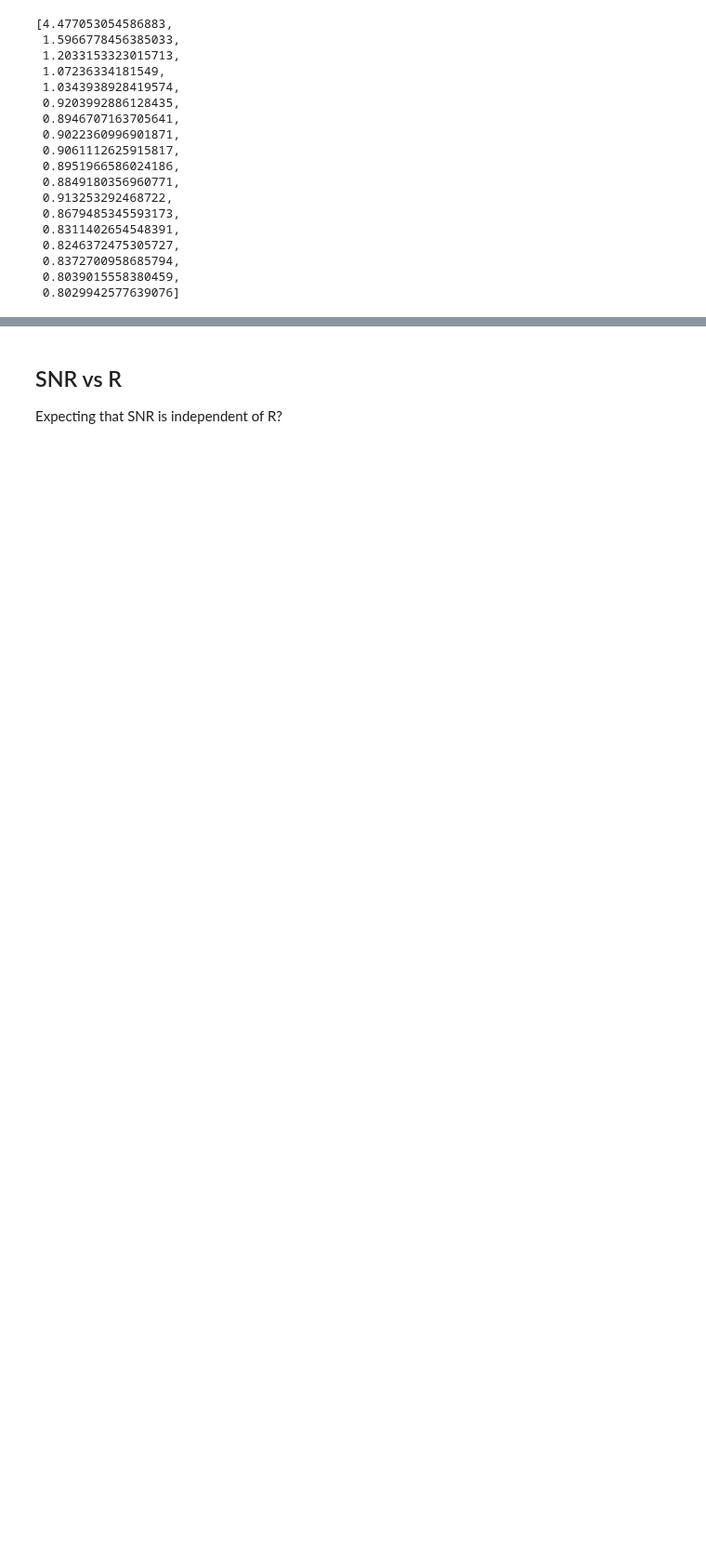
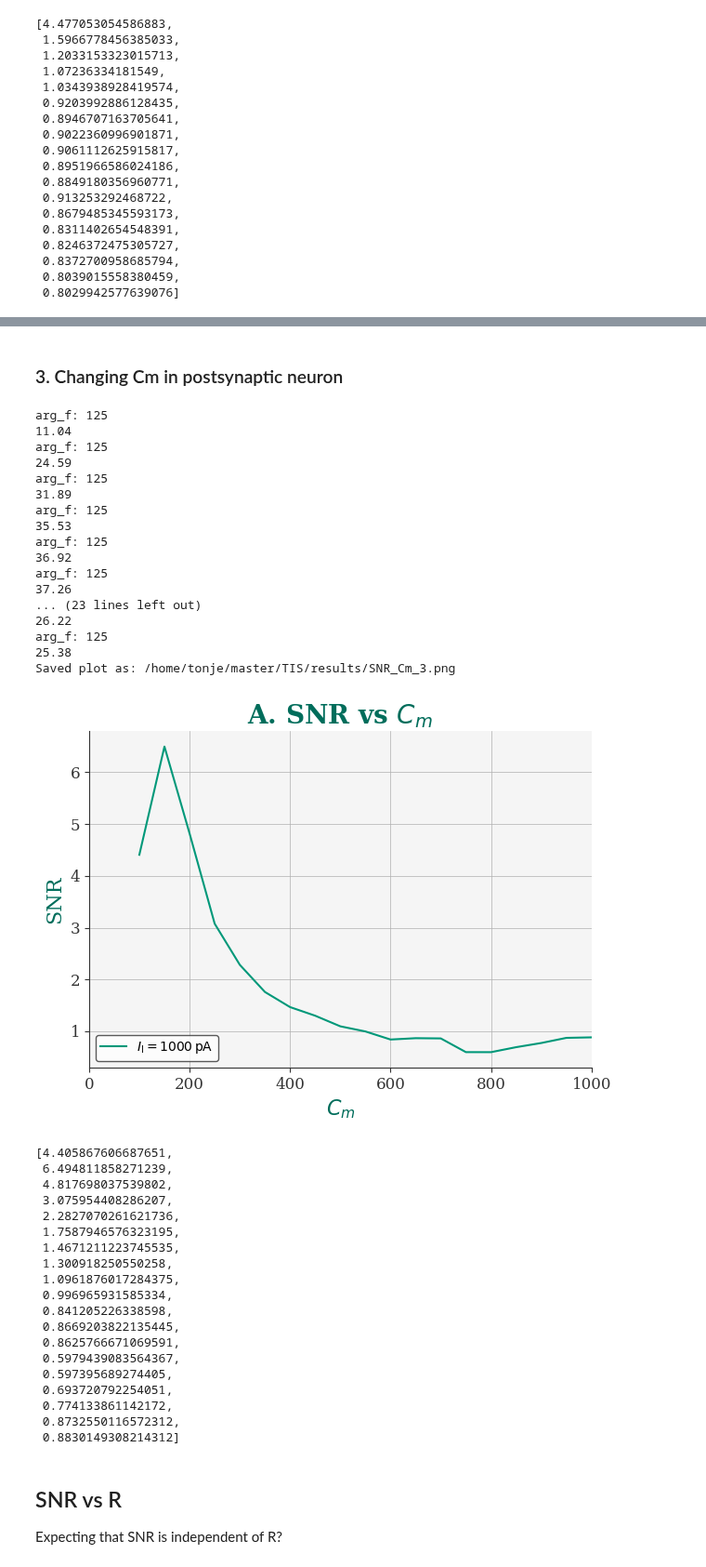
Before and after one commit to torbjone/TemporalInterferenceStimulation, a Jupyter notebook: SNR_plots.ipynb, the cells around one changed output, grey strips where cells are left out. Shown at 93% size. Cells and saved outputs as stored; diff of their text form; code cells hidden in the pictures; blank space fills up the shorter version.

```diff
--- a/SNR_plots.ipynb
+++ b/SNR_plots.ipynb
@@ -651,3 +705,45 @@ arg_f: 125
+# %% [markdown]
+### 3. Changing Cm in postsynaptic neuron
+# %%
+SNR_C(sim_time=100e3, Cm_values=list(range(100,1001,50)), Cm_change_domain="B", save_fig=True)
+# %% [output]
+arg_f: 125
+11.04
+arg_f: 125
+24.59
+arg_f: 125
+31.89
+arg_f: 125
+35.53
+arg_f: 125
+36.92
+arg_f: 125
+37.26
+... (23 lines left out)
+26.22
+arg_f: 125
+25.38
+Saved plot as: /home/tonje/master/TIS/results/SNR_Cm_3.png
+[figure, added]
+[4.405867606687651,
+ 6.494811858271239,
+ 4.817698037539802,
+ 3.075954408286207,
+ 2.2827070261621736,
+ 1.7587946576323195,
+ 1.4671211223745535,
+ 1.300918250550258,
+ 1.0961876017284375,
+ 0.996965931585334,
+ 0.841205226338598,
+ 0.8669203822135445,
+ 0.8625766671069591,
+ 0.5979439083564367,
+ 0.597395689274405,
+ 0.693720792254051,
+ 0.774133861142172,
+ 0.8732550116572312,
+ 0.8830149308214312]
 # %% [markdown]
 ## SNR vs R
 Expecting that SNR is independent of R?
```
Also changed, not shown: parts of 8 cells of this notebook, 1 other file.
